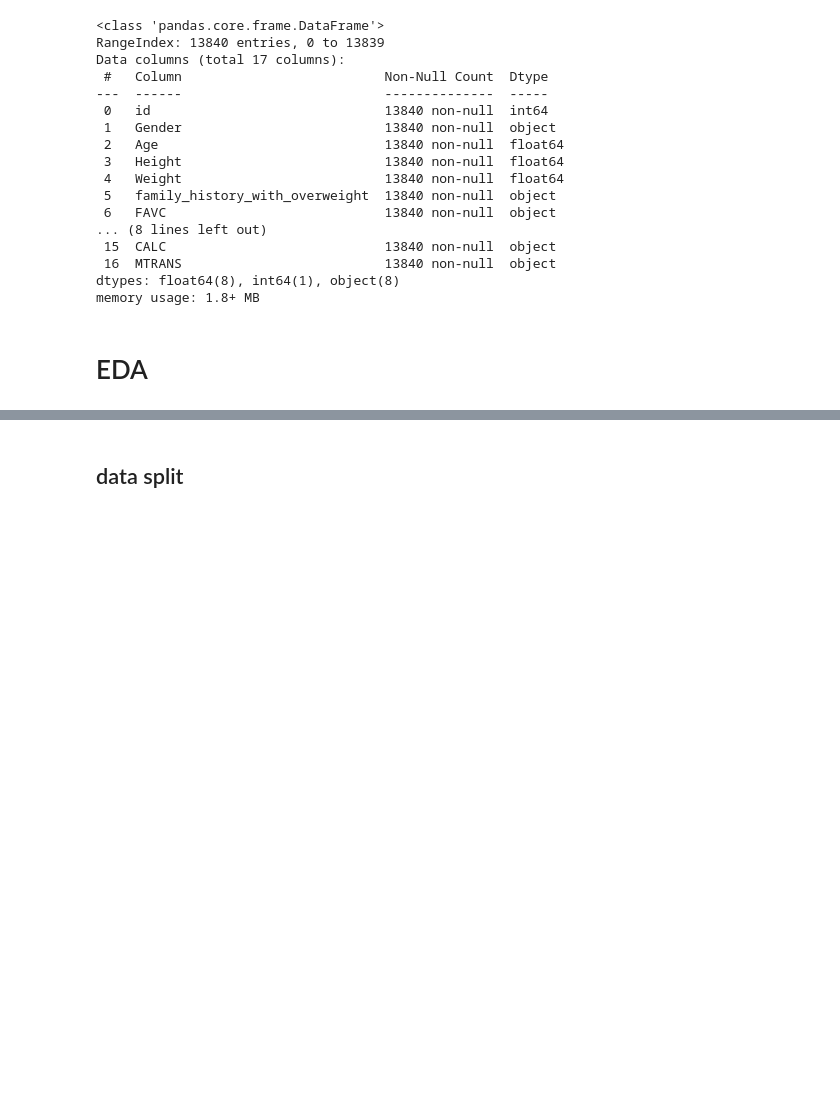
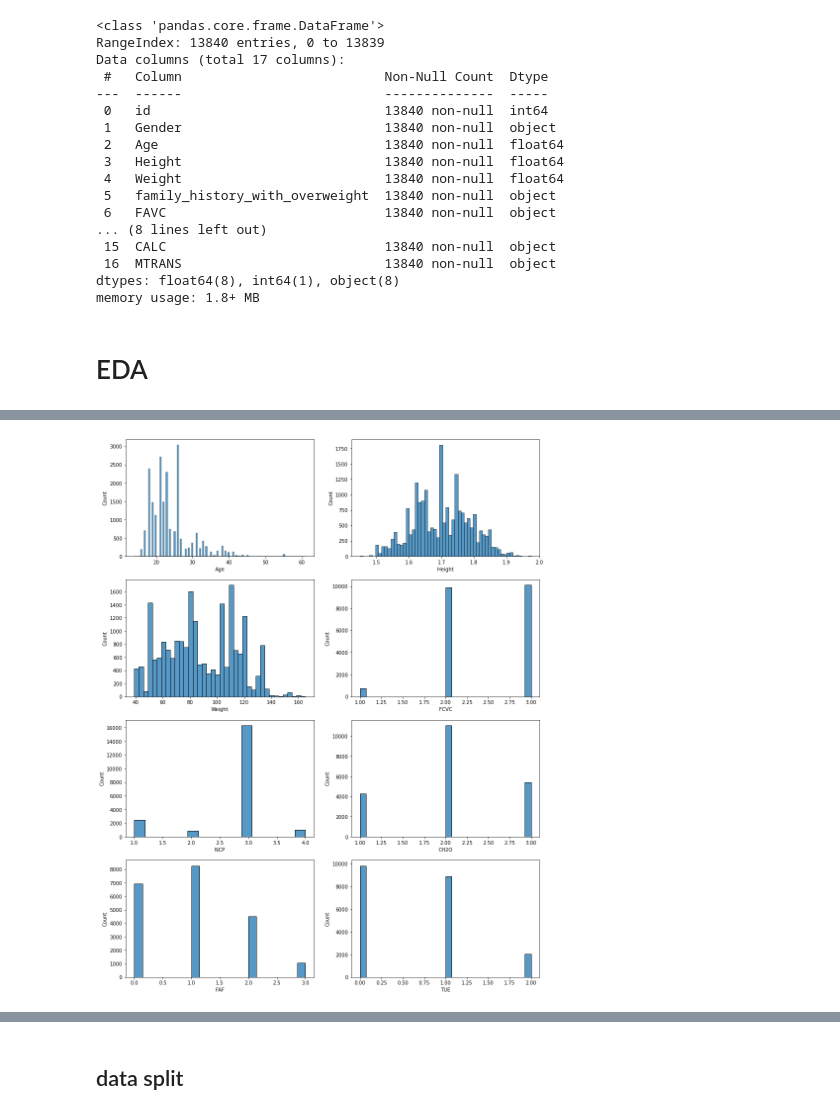
Before and after one commit to h1cho/DAStudy-sun, a Jupyter notebook: HYEWON/Multi-Class Prediction of Obesity Risk_modeling.ipynb, the cells around one changed output, grey strips where cells are left out. Drawn from its saved outputs; the diff is of its cells as text; code cells hidden in the pictures; blank space fills up the shorter version.

```diff
--- a/HYEWON/Multi-Class Prediction of Obesity Risk_modeling.ipynb
+++ b/HYEWON/Multi-Class Prediction of Obesity Risk_modeling.ipynb
@@ -88,0 +105,27 @@ print(num_list, "\n", cat_list)
+# %%
+def Convert_df_numeric_vals(df):
+    df_new = pd.DataFrame()
+
+    # Age : 반올림
+    df_new["Age"] = round(df["Age"]).astype("int")
+
+    # Height, Weight : 그대로
+    for col in ["Height", "Weight"]:
+        df_new[col] = df[col]
+
+    # FCVC, NCP, CH2O, FAF, TUE : 반올림 -> 라벨인코딩
+    for col in ["FCVC", "NCP", "CH2O", "FAF", "TUE"]:
+        df_new[col] = round(df[col]).astype("int")
+
+    return df_new
+# %%
+train_new = Convert_df_numeric_vals(train)
+test_new = Convert_df_numeric_vals(test)
+# %%
+# 변환 후
+fig, axes = plt.subplots(nrows=4, ncols=2, figsize=(15,20))
+
+for i, col_name in enumerate(num_list):
+    sns.histplot(data=train_new[col_name], ax=axes[i//2, i%2])
+# %% [output]
+[figure, added]
```
Also changed, not shown: parts of 72 cells of this notebook.
